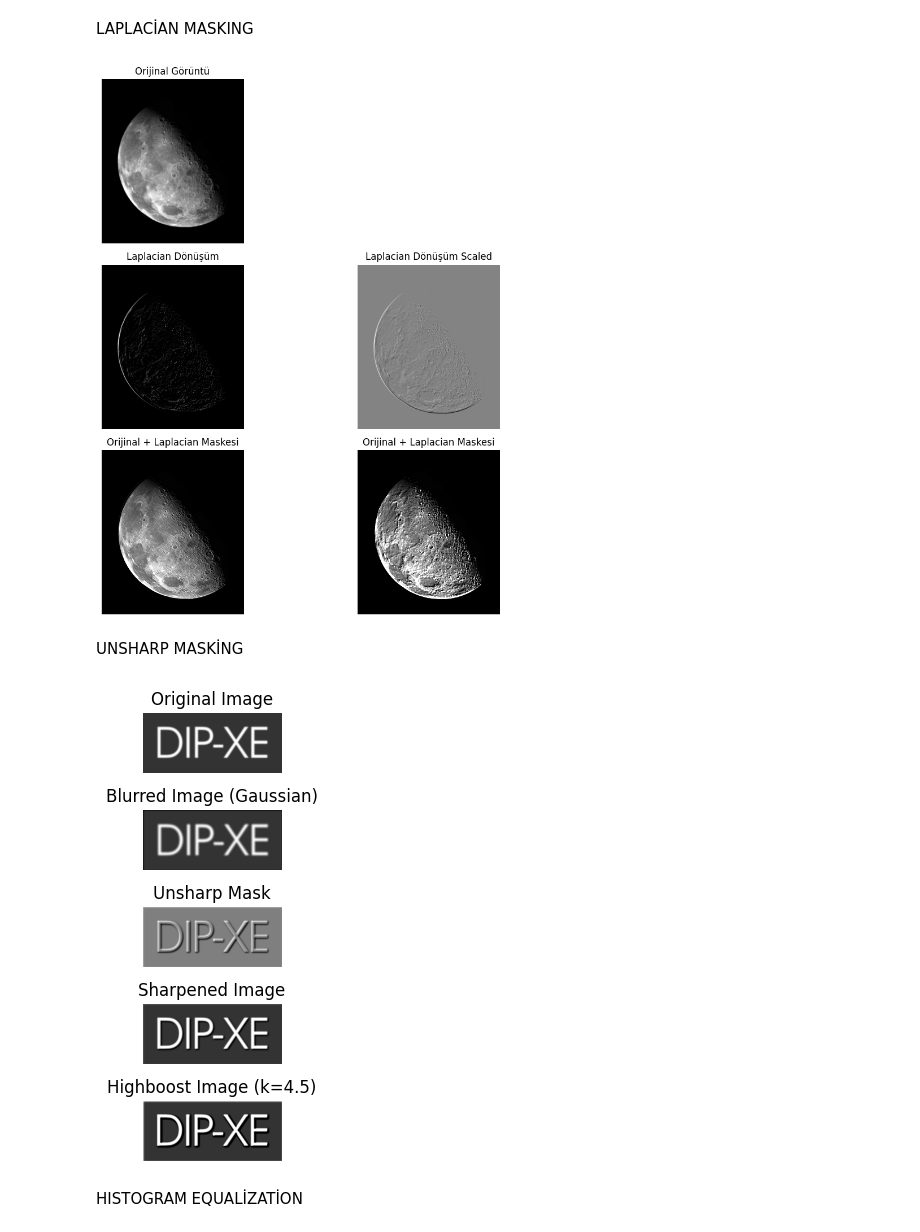
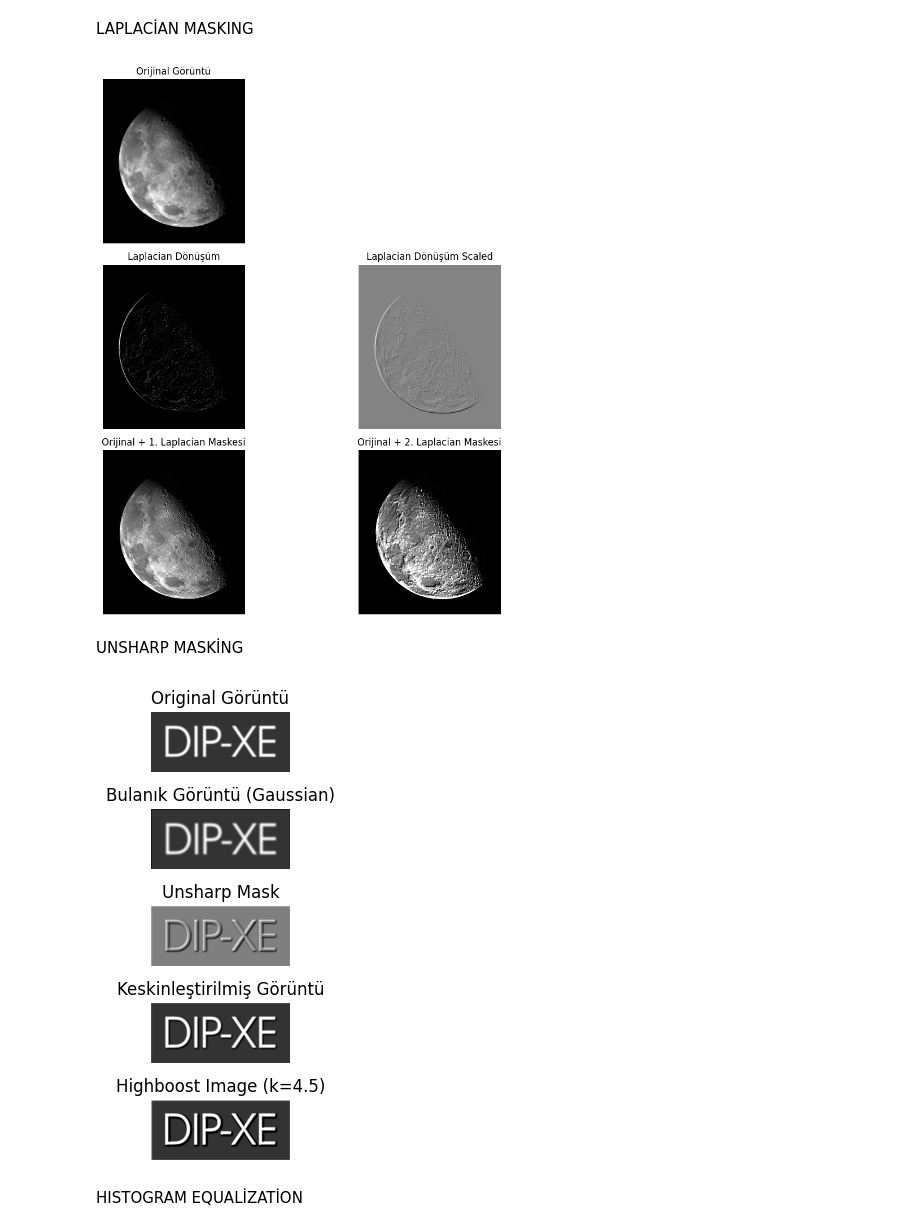
Before and after one commit to beyzanrcam/Image_Processing, a Jupyter notebook: LAB02/210102002037_BEYZANUR_CAM_LAB2.ipynb, the cells around one changed output. Cells and saved outputs as stored; diff of their text form; code cells hidden in the pictures.

```diff
--- a/LAB02/210102002037_BEYZANUR_CAM_LAB2.ipynb
+++ b/LAB02/210102002037_BEYZANUR_CAM_LAB2.ipynb
@@ -160,7 +155,7 @@ LAPLACİAN MASKING
 pgm_image = PGMImage('Fig0338(a)(blurry_moon).pgm')
 original_image = np.array(pgm_image.pixels, dtype=np.uint8).reshape((pgm_image.height, pgm_image.width))
 
-# LAPLACİAN
+# LAPLACİAN 1
 laplacian_kernel = np.array([[0, 1, 0],
                              [1, -4, 1],
                              [0, 1, 0]], dtype=np.float32)
@@ -179,7 +174,7 @@ pgm_image = PGMImage('Fig0338(a)(blurry_moon).pgm')
 laplacian_added_image = original_image +((-1) * laplacian_image)
 
 
-# LAPLACİAN
+# LAPLACİAN 2
 laplacian_kernel_2 = np.array([[1, 1, 1],
                               [1, -8, 1],
                               [1, 1, 1]], dtype=np.float32)
@@ -188,7 +183,8 @@ laplacian_kernel_2 = np.array([[1, 1, 1],
 pgm_image = PGMImage('Fig0338(a)(blurry_moon).pgm')
 laplacian_image_2 = pgm_image.myImageCorrelation(laplacian_kernel_2)
 
-laplacian_added_image_2 = original_image +((-1) * laplacian_image_2)
+# 2. maskenin uygulanması
+laplacian_added_image_2 = original_image + ((-1) * laplacian_image_2)
 
 
 plt.figure(figsize=(10, 10))
@@ -211,22 +207,21 @@ plt.imshow(laplacian_scailed, cmap='gray')
 
 # Laplacian maskesi eklenmiş orijinal görüntü
 plt.subplot(3, 2, 5)
-plt.title("Orijinal + Laplacian Maskesi")
+plt.title("Orijinal + 1. Laplacian Maskesi")
 plt.axis('off')
 plt.imshow(laplacian_added_image, cmap='gray', vmin= 0 , vmax=255)
 
 # Laplacian maskesi eklenmiş orijinal görüntü
 plt.subplot(3, 2, 6)
-plt.title("Orijinal + Laplacian Maskesi")
+plt.title("Orijinal + 2. Laplacian Maskesi")
 plt.axis('off')
 plt.imshow(laplacian_added_image_2 , cmap='gray', vmin= 0 , vmax=255)
 
 
-
 plt.tight_layout()
 plt.show()
 # %% [output]
-[figure, old version]
+[figure, new version]
 # %% [markdown]
 UNSHARP MASKİNG
 # %%
@@ -236,83 +231,75 @@ UNSHARP MASKİNG
 import numpy as np
 import matplotlib.pyplot as plt
 
-# Load the original image
 pgm_image = PGMImage('Fig0340(a)(dipxe_text).pgm')
 original_image = np.array(pgm_image.pixels, dtype=np.uint8).reshape((pgm_image.height, pgm_image.width))
 
-# 1. Blur the original image using a Gaussian kernel
-gaussian_kernel = pgm_image.myGaussianKernel(5, 3)  # Example: kernel size = 5, sigma = 3
-blurred_image = pgm_image.myImageCorrelation(gaussian_kernel)
-blurred_image = np.array(blurred_image, dtype=np.float32).reshape((pgm_image.height, pgm_image.width))
+# Gaussian kernel kullanaral orginal görüntüyü bulanıklaştır
+gaussian_kernel = pgm_image.myGaussianKernel(5, 3)   # gauss kernelini oluştur
 
-# 2. Subtract the blurred image from the original to get the unsharp mask
+blurred_image = pgm_image.myImageCorrelation(gaussian_kernel) # Gaussian kernel kullanaral orginal görüntüyü bulanıklaştır
+blurred_image = np.array(blurred_image, dtype=np.float32).reshape((pgm_image.height, pgm_image.width)) # 2d hale getir
+
+# unsharp maskeyi elde etmek için bulanık görüntüyü orjinaliinden çıkart
 unsharp_mask = original_image.astype(np.float32) - blurred_image
 
-# Scale the unsharp mask
+# unsharp maskesini ölçeklendir
 pgm_image.pixels = unsharp_mask.flatten().tolist()
 unsharp_mask_scaled_1d = pgm_image.myImageLinearScale(pgm_image.pixels)
 unsharp_mask_scaled = np.array(pgm_image.pixels, dtype=np.uint8).reshape((pgm_image.height, pgm_image.width))
 
-# 3. Add the unsharp mask to the original image for sharpening
+# keskinleştirmek için unsharp maskeyi orjinal görüntüye ekle
 sharpened_image = original_image.astype(np.float32) + unsharp_mask
 
-# Clip the sharpened image to the range [0, 255] to avoid overflow/underflow issues
 sharpened_image = np.clip(sharpened_image, 0, 255)
 
-# Scale the sharpened image
+# keşkinleştirilmiş görüntüyü ölçeklendir
 pgm_image.pixels = sharpened_image.flatten().tolist()
 sharpened_image_scaled_1d = pgm_image.myImageLinearScale(pgm_image.pixels)
 sharpened_image_scaled = np.array(pgm_image.pixels, dtype=np.uint8).reshape((pgm_image.height, pgm_image.width))
 
 # 4. Highboost Filtering
-k = 4.5  # Set k for highboost filtering
-weighted_mask = k * unsharp_mask
-highboost_image = original_image.astype(np.float32) + weighted_mask
-
-# Clip the highboost image to the range [0, 255] to avoid overflow/underflow issues
+k = 4.5  # verilen k değerini tanımla
+weighted_mask = k * unsharp_mask # k değeri unsharp maskenin ağırlığı olarak verilmiş bunlar çarpılarak weighted mask elde edilir
+highboost_image = original_image.astype(np.float32) + weighted_mask # weighted_mask ın orjinal görüntiye eklenmesi de highboost image ı verir
 highboost_image = np.clip(highboost_image, 0, 255)
 
-# Scale the highboost image
+# highboost imagei ölçeklendir
 pgm_image.pixels = highboost_image.flatten().tolist()
 highboost_image_scaled_1d = pgm_image.myImageLinearScale(pgm_image.pixels)
 highboost_image_scaled = np.array(pgm_image.pixels, dtype=np.uint8).reshape((pgm_image.height, pgm_image.width))
 
-plt.figure(figsize=(25, 5))  # Adjusting figure size for 1x5 layout
+plt.figure(figsize=(25, 5))
 
-# Show the original image
-plt.subplot(5, 1, 1)  # 1 row, 5 columns, position 1
-plt.title("Original Image")
+plt.subplot(5, 1, 1)
+plt.title("Original Görüntü")
 plt.axis('off')
 plt.imshow(original_image, cmap='gray', vmin=0, vmax=255)
 
-# Show the blurred image (Gaussian blur)
-plt.subplot(5, 1, 2)  # 1 row, 5 columns, position 2
-plt.title("Blurred Image (Gaussian)")
+plt.subplot(5, 1, 2)
+plt.title("Bulanık Görüntü (Gaussian)")
 plt.axis('off')
 plt.imshow(blurred_image, cmap='gray', vmin=0, vmax=255)
 
-# Show the unsharp mask (difference between original and blurred)
-plt.subplot(5, 1, 3)  # 1 row, 5 columns, position 3
+plt.subplot(5, 1, 3)
 plt.title("Unsharp Mask")
 plt.axis('off')
 plt.imshow(unsharp_mask_scaled, cmap='gray')
 
-# Show the sharpened image
-plt.subplot(5, 1, 4)  # 1 row, 5 columns, position 4
-plt.title("Sharpened Image")
+plt.subplot(5, 1, 4)
+plt.title("Keskinleştirilmiş Görüntü")
 plt.axis('off')
 plt.imshow(sharpened_image_scaled, cmap='gray')
 
-# Show the highboost filtered image
-plt.subplot(5, 1, 5)  # 1 row, 5 columns, position 5
+plt.subplot(5, 1, 5)
 plt.title("Highboost Image (k=4.5)")
 plt.axis('off')
 plt.imshow(highboost_image_scaled, cmap='gray')
 
 plt.tight_layout()
 plt.show()
 # %% [output]
-[figure, old version]
+[figure, new version]
 # %% [markdown]
 HISTOGRAM EQUALİZATİON
 # %%
```
Also changed, not shown: parts of 2 cells of this notebook.
